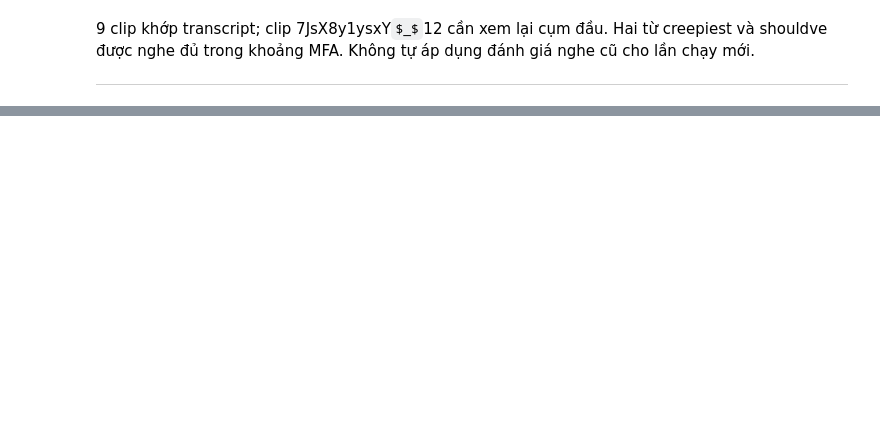
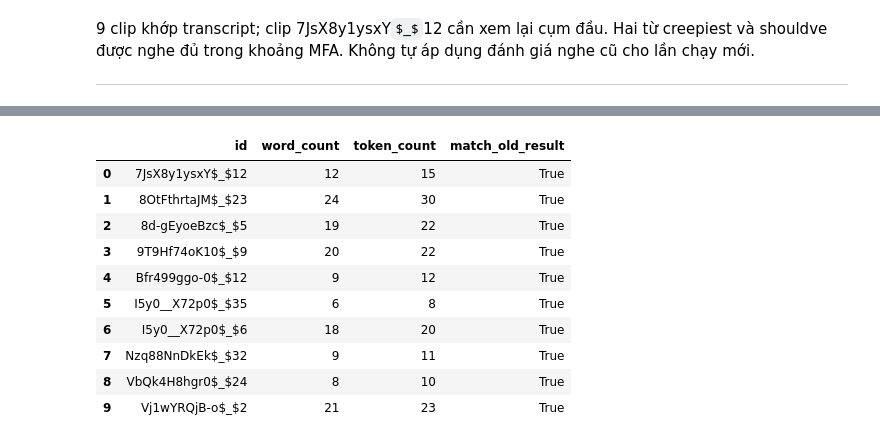
Before and after one commit to danghau2512/DataMining-MSA, a Jupyter notebook: notebooks/MOSI_Alignment_Pilot.ipynb, the cells around one changed output, grey strips where cells are left out. Saved outputs shown, nothing was run; the diff lists cells and outputs as text; code cells hidden in the pictures; some formulas as TeX source; blank space fills up the shorter version.

Commit message:
Hoan thien module alignment va bo sung text full

```diff
--- a/notebooks/MOSI_Alignment_Pilot.ipynb
+++ b/notebooks/MOSI_Alignment_Pilot.ipynb
@@ -1980,3 +2056,15 @@ display(pd.DataFrame({
 | 12 | 1997 | 10 | OF | 3.73 | 3.83 | True |
 | 13 | 2518 | 11 | THING | 3.83 | 4.12 | True |
 | 14 | 102 | -1 | (token đặc biệt) | NaN | NaN | False |
+# %%
+cac_bien_can = [
+    "pilot",
+    "ket_qua_pilot",
+    "tu_mfa_pilot",
+    "bang_kiem_tra_pilot",
+    "thu_muc_align_pilot",
+    "alignment_module",
+]
+
+for ten in cac_bien_can:
+    print(ten, ":", ten in globals())
@@ -2130,0 +2422,75 @@ Kèm ngữ cảnh hai bên
+# %%
+import json
+import pandas as pd
+from pathlib import Path
+
+# Thư mục alignment của lần chạy đã kiểm tra
+thu_muc_ket_qua_cu = Path(
+    "/content/drive/MyDrive/CMU-MOSI/preprocessing/alignment/pilot/"
+    "20261102T093614_520589Z/alignment_20261102T093905_856138Z"
+)
+
+tep_khoang_tu = thu_muc_ket_qua_cu / "word_intervals.json"
+tep_ghep_cu = thu_muc_ket_qua_cu / "text_token_timestamps.json"
+
+assert tep_khoang_tu.is_file(), f"Không tìm thấy: {tep_khoang_tu}"
+assert tep_ghep_cu.is_file(), f"Không tìm thấy: {tep_ghep_cu}"
+
+khoang_tu_theo_id = json.loads(
+    tep_khoang_tu.read_text(encoding="utf-8")
+)
+
+ket_qua_cu = json.loads(
+    tep_ghep_cu.read_text(encoding="utf-8")
+)
+
+assert len(ket_qua_cu) == 10
+assert set(ket_qua_cu) == set(khoang_tu_theo_id)
+
+cac_truong_so_sanh = [
+    "word_start",
+    "word_end",
+    "token_start",
+    "token_end",
+    "token_time_mask",
+]
+
+nhat_ky = []
+
+for id_mau, ban_cu in ket_qua_cu.items():
+    ban_moi = alignment_module.process_alignment(
+        word_intervals=khoang_tu_theo_id[id_mau],
+        words=ban_cu["words"],
+        word_ids=ban_cu["word_ids"],
+    )
+
+    for truong in cac_truong_so_sanh:
+        assert ban_moi[truong] == ban_cu[truong], (
+            f"Khác kết quả tại {id_mau}, trường {truong}"
+        )
+
+    assert len(ban_moi["token_start"]) == len(ban_cu["input_ids"])
+
+    nhat_ky.append({
+        "id": id_mau,
+        "word_count": len(ban_moi["words"]),
+        "token_count": len(ban_moi["token_start"]),
+        "match_old_result": True,
+    })
+
+bang_doi_chieu = pd.DataFrame(nhat_ky)
+
+display(bang_doi_chieu)
+print("Số mẫu khớp kết quả cũ:", len(bang_doi_chieu), "/ 10")
+# %% [output]
+|  | id | word_count | token_count | match_old_result |
+| 0 | 7JsX8y1ysxY$_$12 | 12 | 15 | True |
+| 1 | 8OtFthrtaJM$_$23 | 24 | 30 | True |
+| 2 | 8d-gEyoeBzc$_$5 | 19 | 22 | True |
+| 3 | 9T9Hf74oK10$_$9 | 20 | 22 | True |
+| 4 | Bfr499ggo-0$_$12 | 9 | 12 | True |
+| 5 | I5y0__X72p0$_$35 | 6 | 8 | True |
+| 6 | I5y0__X72p0$_$6 | 18 | 20 | True |
+| 7 | Nzq88NnDkEk$_$32 | 9 | 11 | True |
+| 8 | VbQk4H8hgr0$_$24 | 8 | 10 | True |
+| 9 | Vj1wYRQjB-o$_$2 | 21 | 23 | True |
```
Also changed, not shown: parts of 11 cells of this notebook, 3 other files.
